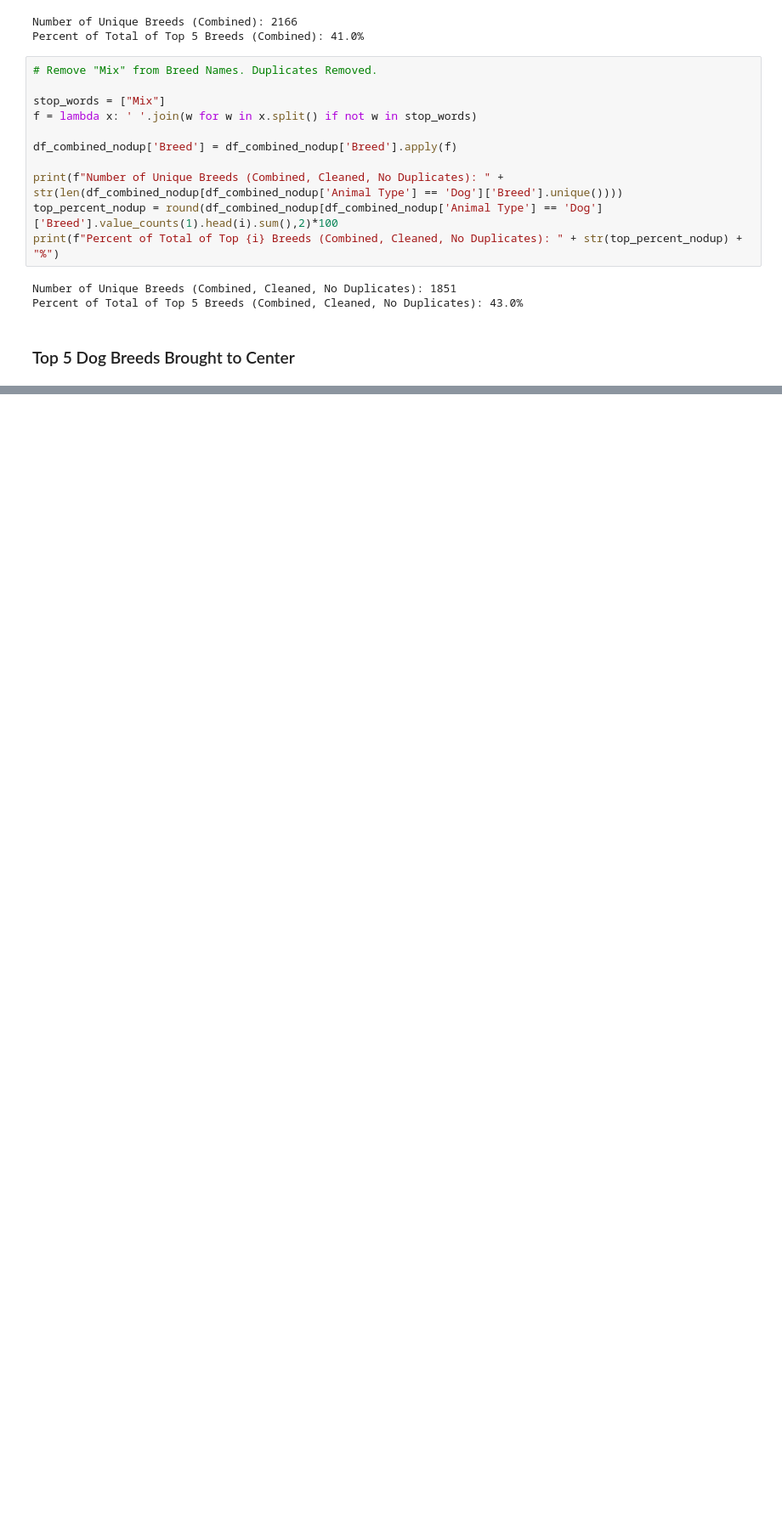
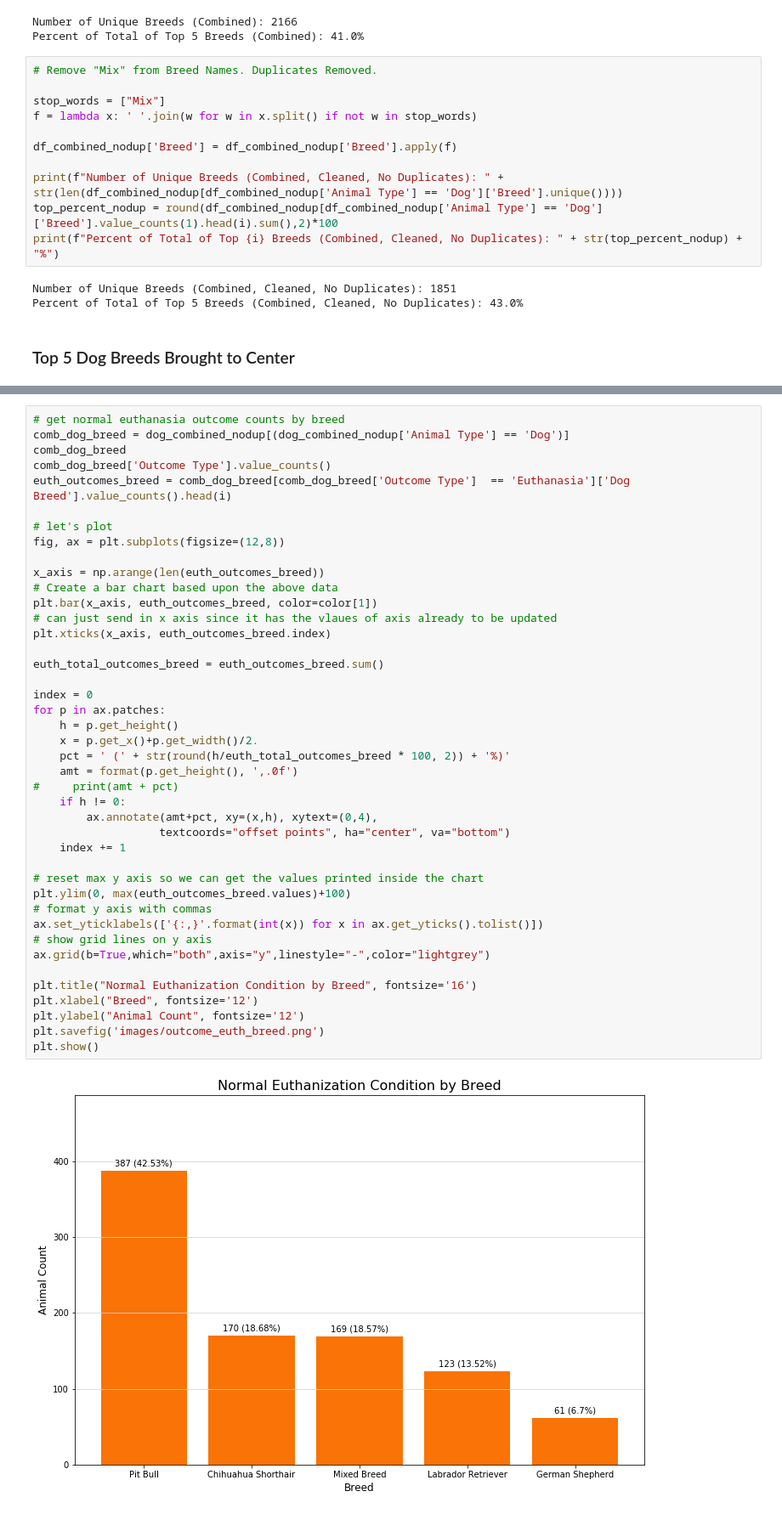
Before and after one commit to akoldeway/austin-animal-center-analysis, a Jupyter notebook: Sarah.ipynb, the cells around one changed output, grey strips where cells are left out. Shown at 85% size. Cells and saved outputs as stored; diff of their text form; blank space fills up the shorter version.

```diff
--- a/Sarah.ipynb
+++ b/Sarah.ipynb
@@ -197,0 +184,44 @@ Name: Intake Condition, dtype: int64
+# %%
+# get normal euthanasia outcome counts by breed
+comb_dog_breed = dog_combined_nodup[(dog_combined_nodup['Animal Type'] == 'Dog')]
+comb_dog_breed
+comb_dog_breed['Outcome Type'].value_counts()
+euth_outcomes_breed = comb_dog_breed[comb_dog_breed['Outcome Type']  == 'Euthanasia']['Dog Breed'].value_counts().head(i)
+
+# let's plot
+fig, ax = plt.subplots(figsize=(12,8))
+
+x_axis = np.arange(len(euth_outcomes_breed))
+# Create a bar chart based upon the above data
+plt.bar(x_axis, euth_outcomes_breed, color=color[1])
+# can just send in x axis since it has the vlaues of axis already to be updated
+plt.xticks(x_axis, euth_outcomes_breed.index)
+
+euth_total_outcomes_breed = euth_outcomes_breed.sum()
+
+index = 0
+for p in ax.patches:
+    h = p.get_height()
+    x = p.get_x()+p.get_width()/2.
+    pct = ' (' + str(round(h/euth_total_outcomes_breed * 100, 2)) + '%)'
+    amt = format(p.get_height(), ',.0f')
+#     print(amt + pct)
+    if h != 0:
+        ax.annotate(amt+pct, xy=(x,h), xytext=(0,4),
+                   textcoords="offset points", ha="center", va="bottom")
+    index += 1
+
+# reset max y axis so we can get the values printed inside the chart
+plt.ylim(0, max(euth_outcomes_breed.values)+100)
+# format y axis with commas
+ax.set_yticklabels(['{:,}'.format(int(x)) for x in ax.get_yticks().tolist()])
+# show grid lines on y axis
+ax.grid(b=True,which="both",axis="y",linestyle="-",color="lightgrey")
+
+plt.title("Normal Euthanization Condition by Breed", fontsize='16')
+plt.xlabel("Breed", fontsize='12')
+plt.ylabel("Animal Count", fontsize='12')
+plt.savefig('images/outcome_euth_breed.png')
+plt.show()
+# %% [output]
+[figure, added]
```
Also changed, not shown: parts of 16 cells of this notebook, 16 other files.
